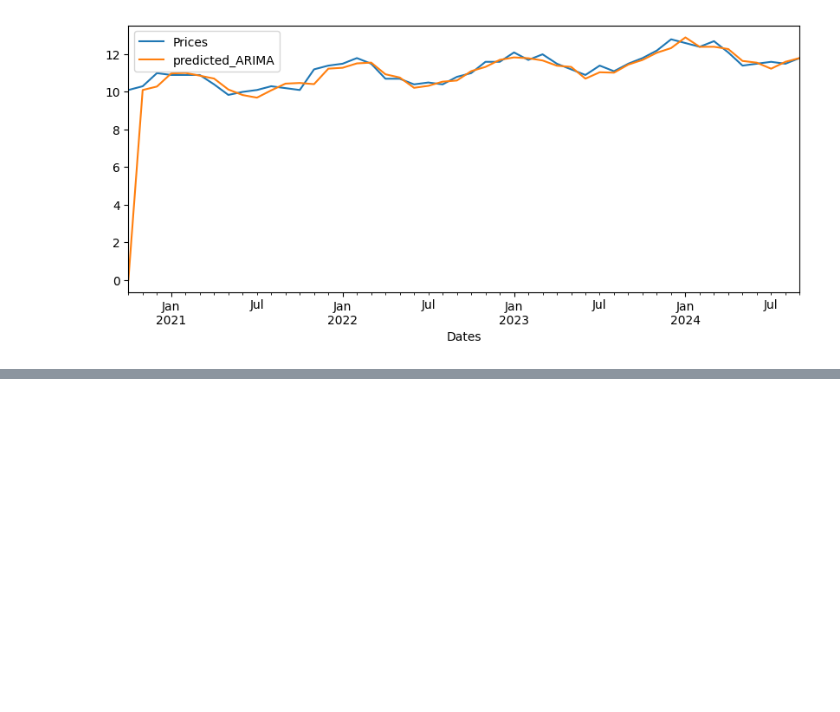
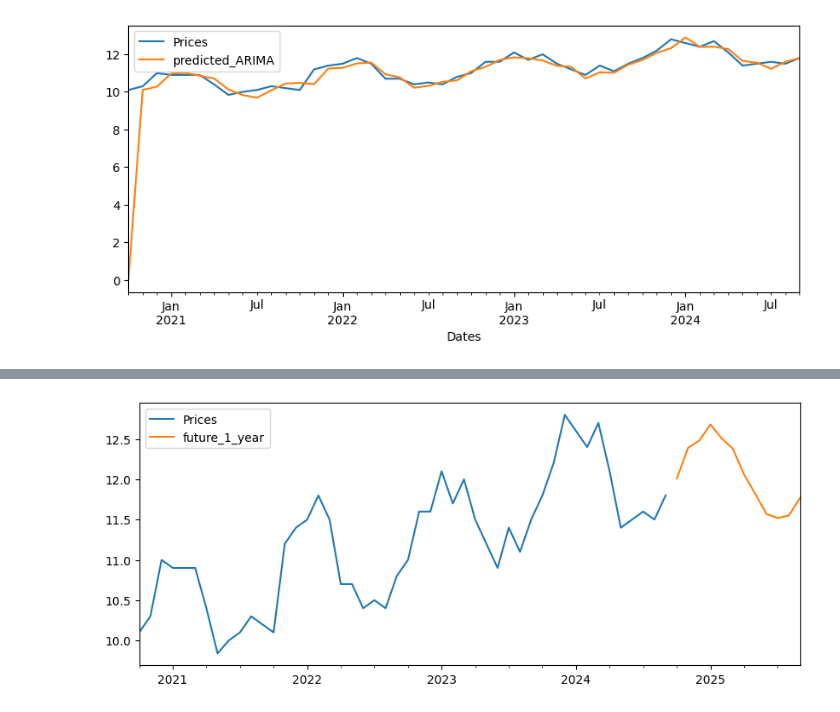
Before and after one commit to Akshay-Paunikar/Forage_Virtual_Internship_Program, a Jupyter notebook: JP Morgan Chase & Co/Quantitative Research/Task 1 - Investigate and analyze price data/Task_1_Investigate_and_analyze_price_data.ipynb, the cells around one changed output, grey strips where cells are left out. Cells and saved outputs as stored; diff of their text form; code cells hidden in the pictures; blank space fills up the shorter version.

```diff
--- a/JP Morgan Chase & Co/Quantitative Research/Task 1 - Investigate and analyze price data/Task_1_Investigate_and_analyze_price_data.ipynb
+++ b/JP Morgan Chase & Co/Quantitative Research/Task 1 - Investigate and analyze price data/Task_1_Investigate_and_analyze_price_data.ipynb
@@ -301,0 +371,7 @@ plt.show()
+# %%
+# let's predict future 1-year prices
+future_start_date = datetime(2024,10,31)
+future_end_date = datetime(2025,9,30)
+
+print(future_start_date)
+print(future_end_date)
@@ -301,0 +381,4 @@ plt.show()
+# %%
+# predict future 1 year prices
+future_1_year = model_SARIMAX_fit.predict(start=future_start_date, end=future_end_date).round(2)
+future_1_year
@@ -301,0 +399,4 @@ plt.show()
+# %%
+future_new_data = pd.concat([nat_gas, future_1_year])
+future_new_data = future_new_data.rename(columns={0:'future_1_year'})
+future_new_data
@@ -301,0 +421,5 @@ plt.show()
+# %%
+future_new_data[['Prices', 'future_1_year']].plot(figsize=(10,4))
+plt.show()
+# %% [output]
+[figure, added]
```
Also changed, not shown: parts of 18 cells of this notebook.
